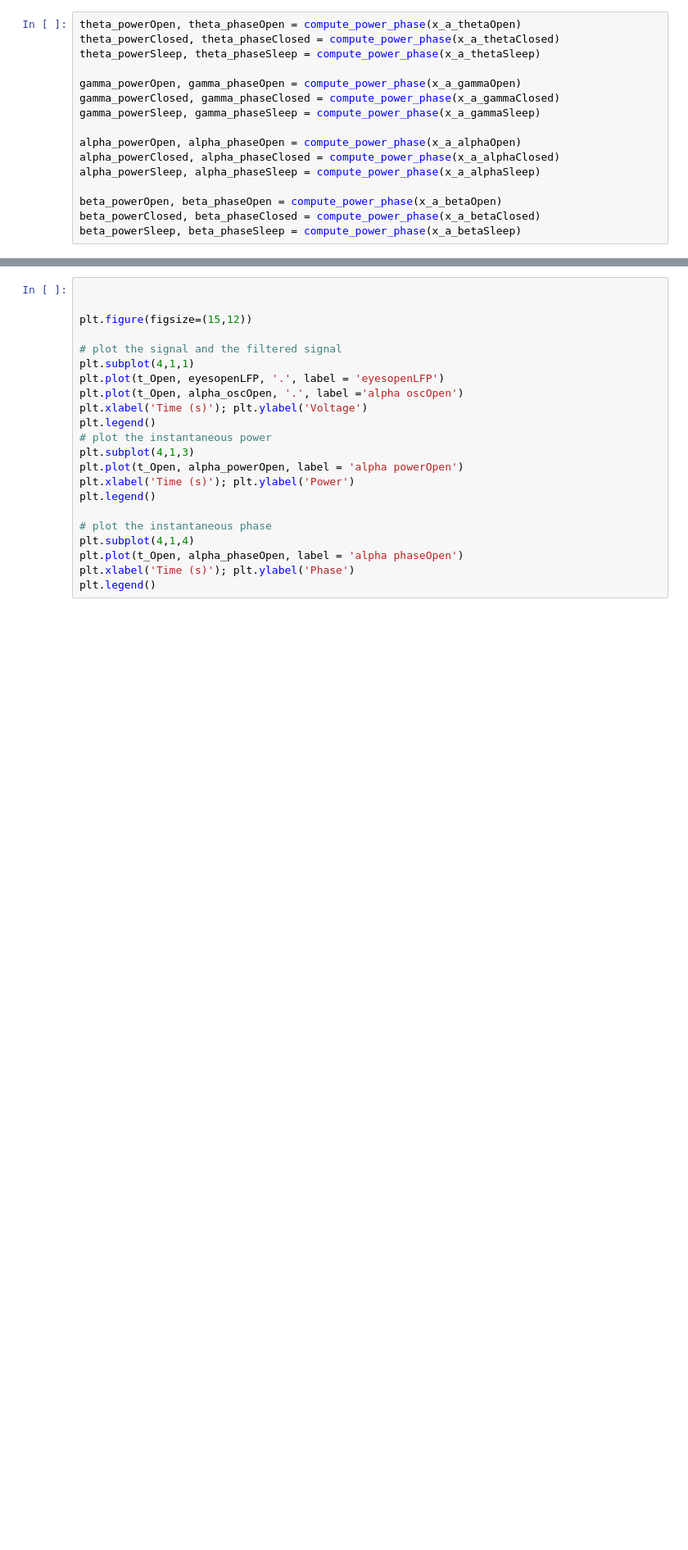
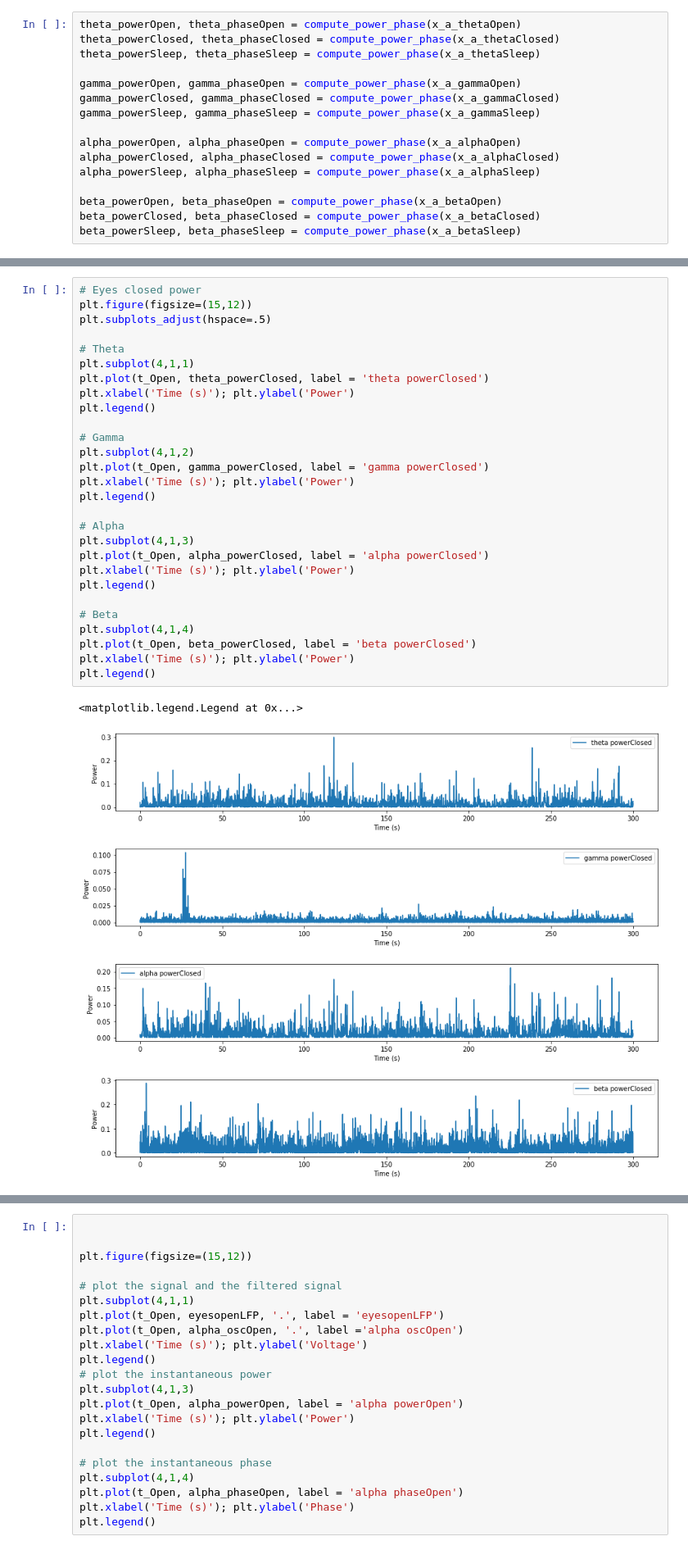
Before and after one commit to dylew898/Cogs118Project, a Jupyter notebook: Phase amplitude Coupling-Copy1.ipynb, the cells around one changed output, grey strips where cells are left out. Shown at 82% size. Saved outputs shown, nothing was run; the diff lists cells and outputs as text; blank space fills up the shorter version.

```diff
--- a/Phase amplitude Coupling-Copy1.ipynb
+++ b/Phase amplitude Coupling-Copy1.ipynb
@@ -93,0 +134,31 @@ beta_powerSleep, beta_phaseSleep = compute_power_phase(x_a_betaSleep)
+# %%
+# Eyes closed power
+plt.figure(figsize=(15,12))
+plt.subplots_adjust(hspace=.5)
+
+# Theta
+plt.subplot(4,1,1)
+plt.plot(t_Open, theta_powerClosed, label = 'theta powerClosed')
+plt.xlabel('Time (s)'); plt.ylabel('Power')
+plt.legend()
+
+# Gamma
+plt.subplot(4,1,2)
+plt.plot(t_Open, gamma_powerClosed, label = 'gamma powerClosed')
+plt.xlabel('Time (s)'); plt.ylabel('Power')
+plt.legend()
+
+# Alpha
+plt.subplot(4,1,3)
+plt.plot(t_Open, alpha_powerClosed, label = 'alpha powerClosed')
+plt.xlabel('Time (s)'); plt.ylabel('Power')
+plt.legend()
+
+# Beta
+plt.subplot(4,1,4)
+plt.plot(t_Open, beta_powerClosed, label = 'beta powerClosed')
+plt.xlabel('Time (s)'); plt.ylabel('Power')
+plt.legend()
+# %% [output]
+<matplotlib.legend.Legend at 0x...>
+[figure, added]
```
Also changed, not shown: parts of 9 cells of this notebook.
